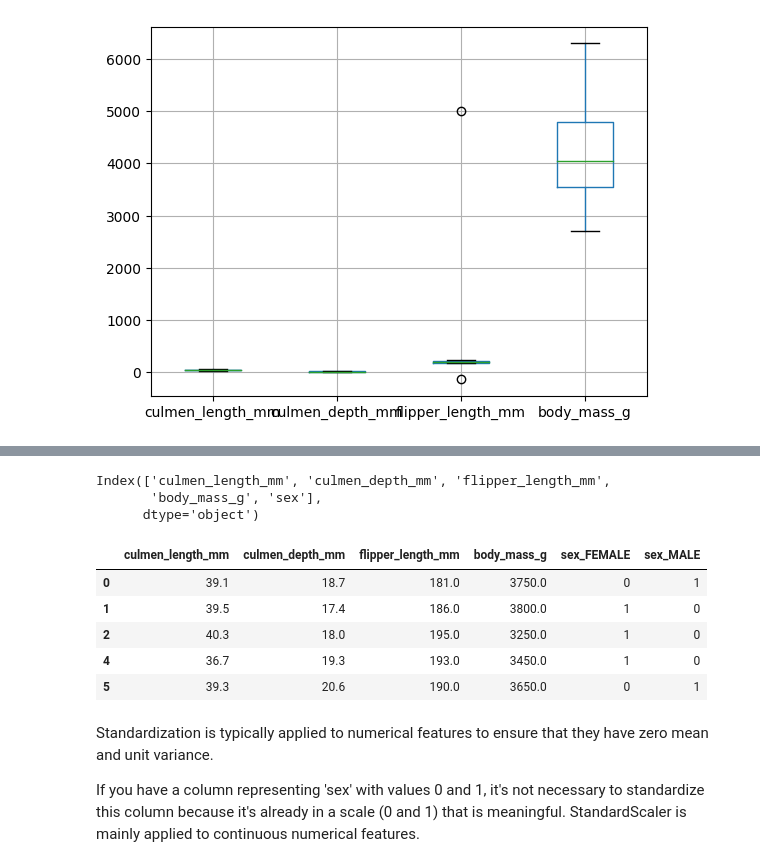
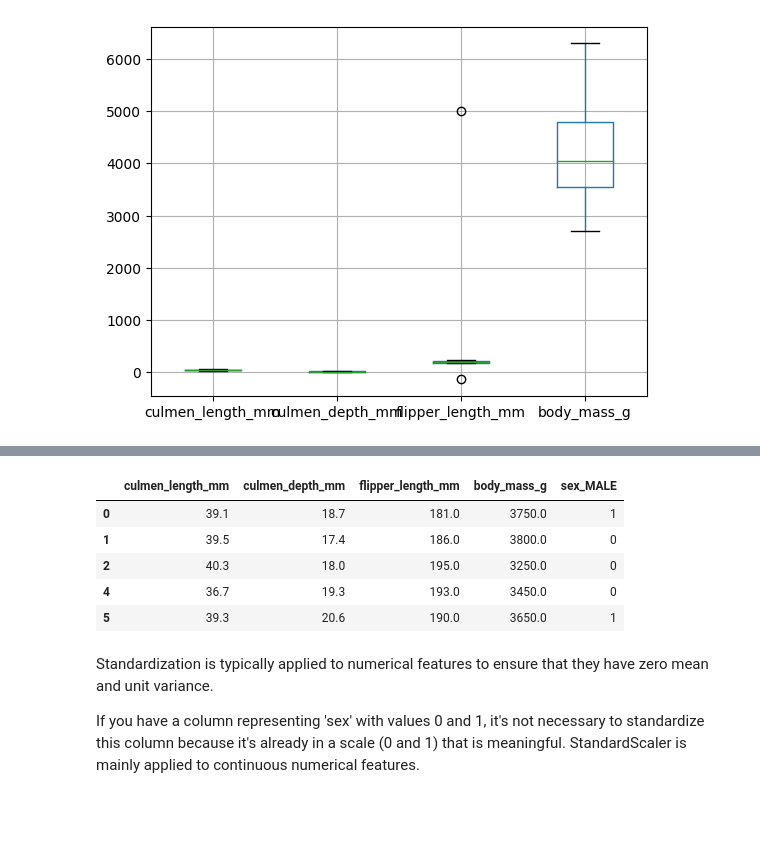
Before and after one commit to YasirKhan1811/Artificial-Intelligence_Notes, a Jupyter notebook: clustering_penguins.ipynb, the cells around one changed output, grey strips where cells are left out. Drawn from its saved outputs; the diff is of its cells as text; code cells hidden in the pictures; blank space fills up the shorter version.

```diff
--- a/clustering_penguins.ipynb
+++ b/clustering_penguins.ipynb
@@ -106,3 +106,6 @@ penguins_df.boxplot()
 plt.show()
 # %% [output]
 [figure]
+# %%
+penguins = penguins_df[(penguins_df['flipper_length_mm'] > penguins_df['flipper_length_mm'].min()) &
+                       (penguins_df['flipper_length_mm'] < penguins_df['flipper_length_mm'].max())]
@@ -114,4 +132,5 @@ array(['MALE', 'FEMALE', '.'], dtype=object)
 # %%
 # this code removes the row from the dataframe, where sex is written as '.'
-penguins_df[penguins_df['sex'] != '.'].shape
+penguins_clean = penguins[penguins['sex'] != '.']
+penguins_clean.info()
 # %% [output]
@@ -119,4 +148,0 @@ penguins_df[penguins_df['sex'] != '.'].shape
-# %%
-# this code will filter out the outliers from the "flipper_length_mm" column
-penguins_clean = penguins_df[(penguins_df['flipper_length_mm'] > penguins_df['flipper_length_mm'].min()) & (penguins_df['flipper_length_mm'] < penguins_df['flipper_length_mm'].max())]
-penguins_clean.describe()
@@ -133,7 +148,0 @@ penguins_clean.describe()
-# %%
-# seeing the columns in our cleaned df
-penguins_clean.columns
-# %% [output]
-Index(['culmen_length_mm', 'culmen_depth_mm', 'flipper_length_mm',
-       'body_mass_g', 'sex'],
-      dtype='object')
@@ -145,11 +149,11 @@ Index(['culmen_length_mm', 'culmen_depth_mm', 'flipper_length_mm',
 # %%
 # Step 3 - Perform preprocessing steps on the dataset to create dummy variables
-df = pd.get_dummies(penguins_clean).drop('sex_.',axis=1)
+df = pd.get_dummies(penguins_clean, drop_first=True)
 df.head()
 # %% [output]
-|  | culmen_length_mm | culmen_depth_mm | flipper_length_mm | body_mass_g | sex_FEMALE | sex_MALE |
-| 0 | 39.1 | 18.7 | 181.0 | 3750.0 | 0 | 1 |
-| 1 | 39.5 | 17.4 | 186.0 | 3800.0 | 1 | 0 |
-| 2 | 40.3 | 18.0 | 195.0 | 3250.0 | 1 | 0 |
-| 4 | 36.7 | 19.3 | 193.0 | 3450.0 | 1 | 0 |
-| 5 | 39.3 | 20.6 | 190.0 | 3650.0 | 0 | 1 |
+|  | culmen_length_mm | culmen_depth_mm | flipper_length_mm | body_mass_g | sex_MALE |
+| 0 | 39.1 | 18.7 | 181.0 | 3750.0 | 1 |
+| 1 | 39.5 | 17.4 | 186.0 | 3800.0 | 0 |
+| 2 | 40.3 | 18.0 | 195.0 | 3250.0 | 0 |
+| 4 | 36.7 | 19.3 | 193.0 | 3450.0 | 0 |
+| 5 | 39.3 | 20.6 | 190.0 | 3650.0 | 1 |
```
Also changed, not shown: parts of 35 cells of this notebook.
